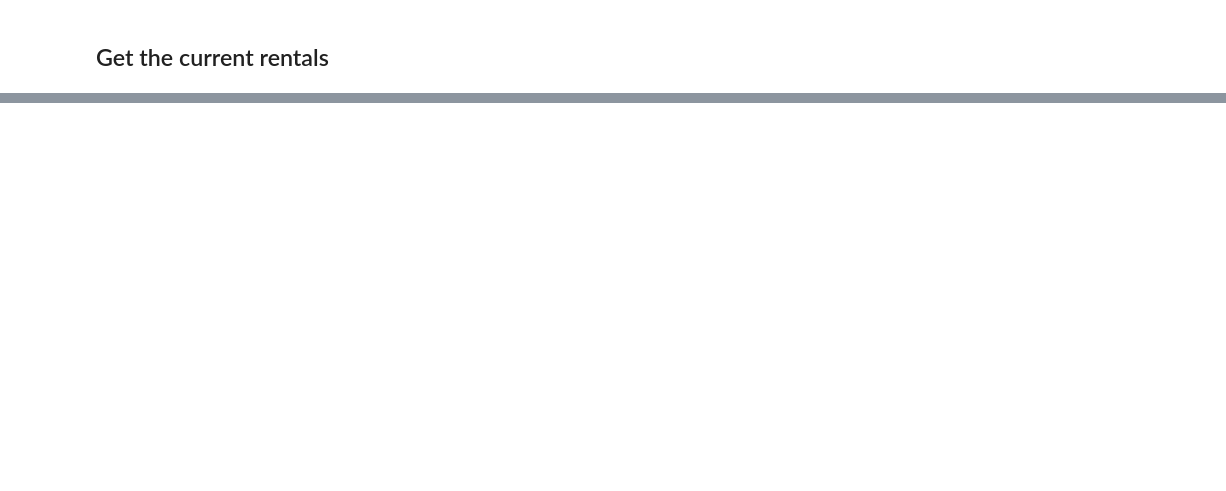
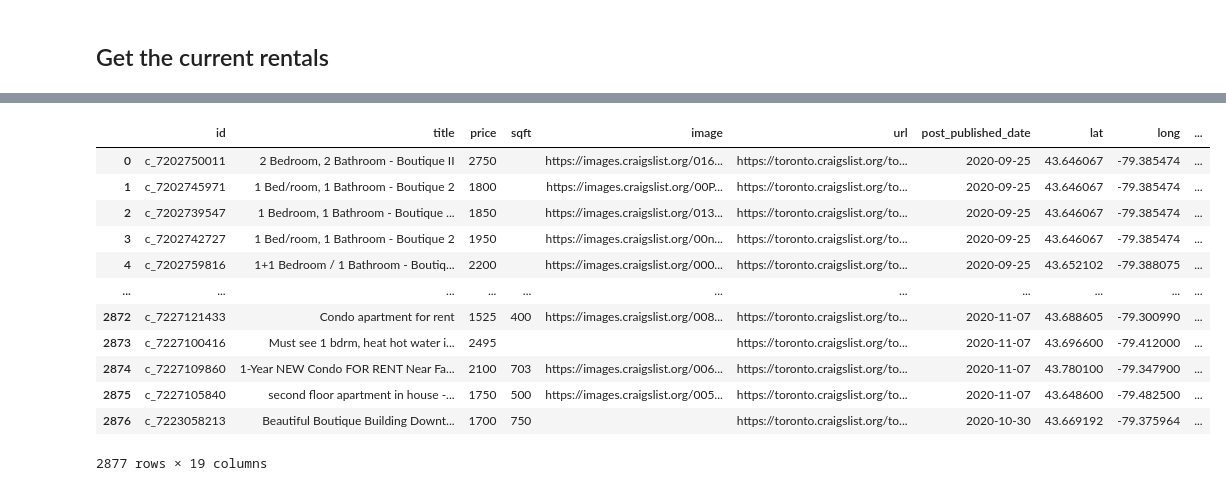
Before and after one commit to McGlash/Toronto_Rental_ML, a Jupyter notebook: Machine_Learning/Deployment.ipynb, the cells around one changed output, grey strips where cells are left out. Drawn from its saved outputs; the diff is of its cells as text; code cells hidden in the pictures; blank space fills up the shorter version.

```diff
--- a/Machine_Learning/Deployment.ipynb
+++ b/Machine_Learning/Deployment.ipynb
@@ -114,0 +140,21 @@ DF
+# %%
+client = MongoClient(db_connection_string)
+records = list(client.ETLInsights["CurrentRental"].find({}, {'_id':0}))
+# %%
+DF = pd.DataFrame(records)
+# %%
+DF
+# %% [output]
+|  | id | title | price | sqft | image | url | post_published_date | lat | long | ... |
+| 0 | c_7202750011 | 2 Bedroom, 2 Bathroom - Boutique II | 2750 |  | https://images.craigslist.org/016... | https://toronto.craigslist.org/to... | 2020-09-25 | 43.646067 | -79.385474 | ... |
+| 1 | c_7202745971 | 1 Bed/room, 1 Bathroom - Boutique 2 | 1800 |  | https://images.craigslist.org/00P... | https://toronto.craigslist.org/to... | 2020-09-25 | 43.646067 | -79.385474 | ... |
+| 2 | c_7202739547 | 1 Bedroom, 1 Bathroom - Boutique ... | 1850 |  | https://images.craigslist.org/013... | https://toronto.craigslist.org/to... | 2020-09-25 | 43.646067 | -79.385474 | ... |
+| 3 | c_7202742727 | 1 Bed/room, 1 Bathroom - Boutique 2 | 1950 |  | https://images.craigslist.org/00n... | https://toronto.craigslist.org/to... | 2020-09-25 | 43.646067 | -79.385474 | ... |
+| 4 | c_7202759816 | 1+1 Bedroom / 1 Bathroom - Boutiq... | 2200 |  | https://images.craigslist.org/000... | https://toronto.craigslist.org/to... | 2020-09-25 | 43.652102 | -79.388075 | ... |
+| ... | ... | ... | ... | ... | ... | ... | ... | ... | ... | ... |
+| 2872 | c_7227121433 | Condo apartment for rent | 1525 | 400 | https://images.craigslist.org/008... | https://toronto.craigslist.org/to... | 2020-11-07 | 43.688605 | -79.300990 | ... |
+| 2873 | c_7227100416 | Must see 1 bdrm, heat hot water i... | 2495 |  |  | https://toronto.craigslist.org/to... | 2020-11-07 | 43.696600 | -79.412000 | ... |
+| 2874 | c_7227109860 | 1-Year NEW Condo FOR RENT Near Fa... | 2100 | 703 | https://images.craigslist.org/006... | https://toronto.craigslist.org/to... | 2020-11-07 | 43.780100 | -79.347900 | ... |
+| 2875 | c_7227105840 | second floor apartment in house -... | 1750 | 500 | https://images.craigslist.org/005... | https://toronto.craigslist.org/to... | 2020-11-07 | 43.648600 | -79.482500 | ... |
+| 2876 | c_7223058213 | Beautiful Boutique Building Downt... | 1700 | 750 |  | https://toronto.craigslist.org/to... | 2020-10-30 | 43.669192 | -79.375964 | ... |
+2877 rows × 19 columns
```
Also changed, not shown: parts of 5 cells of this notebook, 13 other files.
